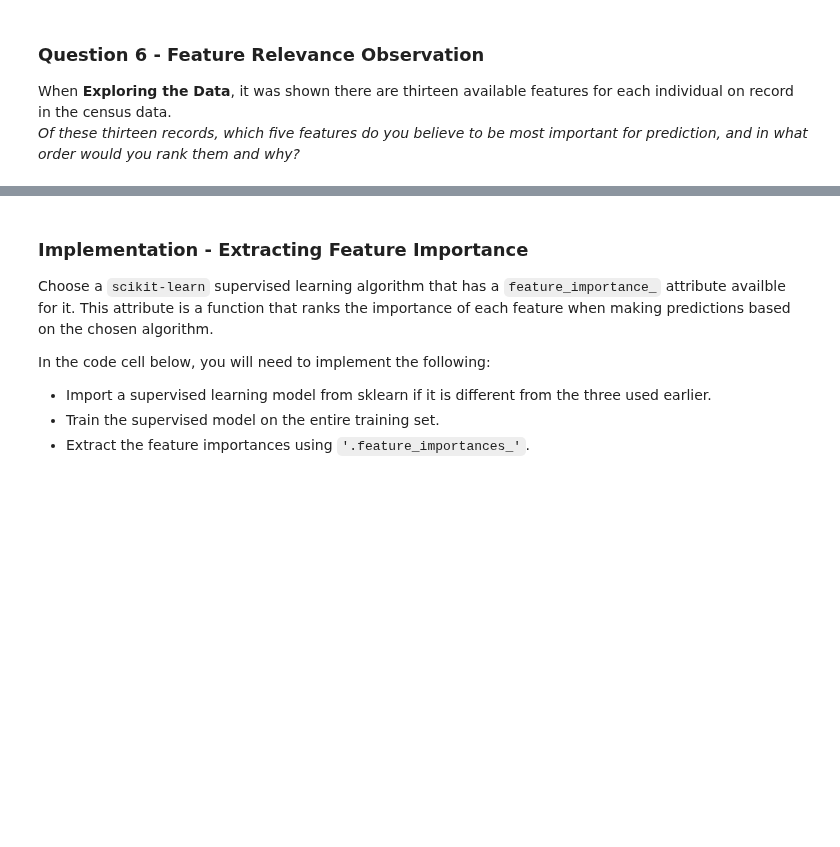
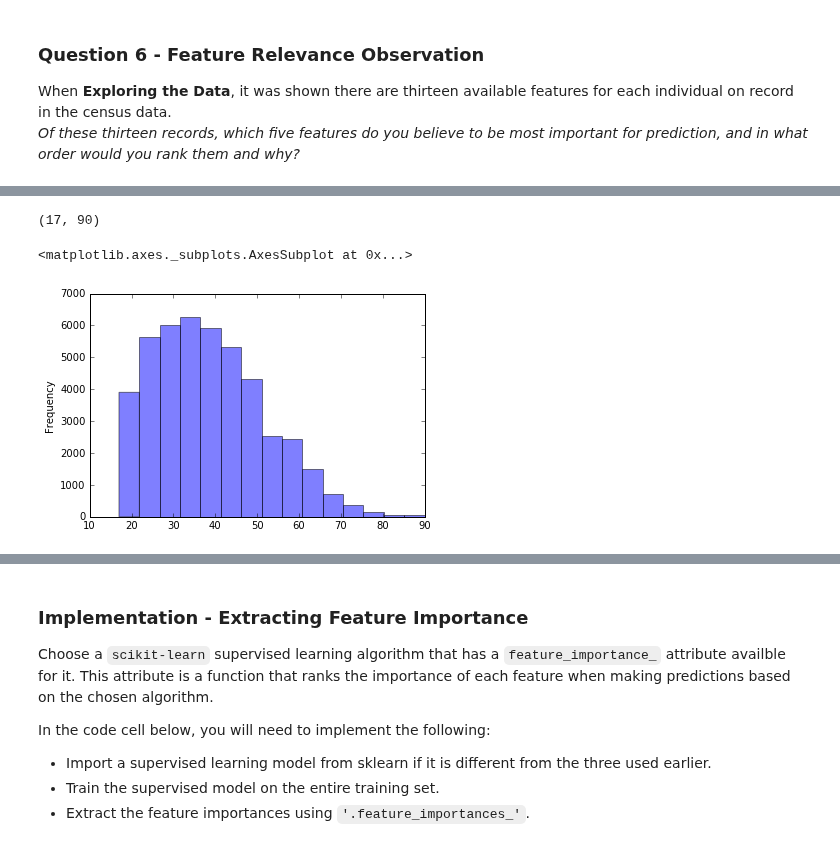
Before and after one commit to NekuSakuraba/machine-learning, a Jupyter notebook: projects/finding_donors/finding_donors.ipynb, the cells around one changed output, grey strips where cells are left out. Drawn from its saved outputs; the diff is of its cells as text; code cells hidden in the pictures; blank space fills up the shorter version.

```diff
--- a/projects/finding_donors/finding_donors.ipynb
+++ b/projects/finding_donors/finding_donors.ipynb
@@ -537,0 +582,9 @@ _Of these thirteen records, which five features do you believe to be most import
+# %%
+min(data['age']), max(data['age'])
+# %% [output]
+(17, 90)
+# %%
+data['age'].plot.hist(alpha=.5, bins=15)
+# %% [output]
+<matplotlib.axes._subplots.AxesSubplot at 0x...>
+[figure, added]
```
Also changed, not shown: parts of 26 cells of this notebook.
